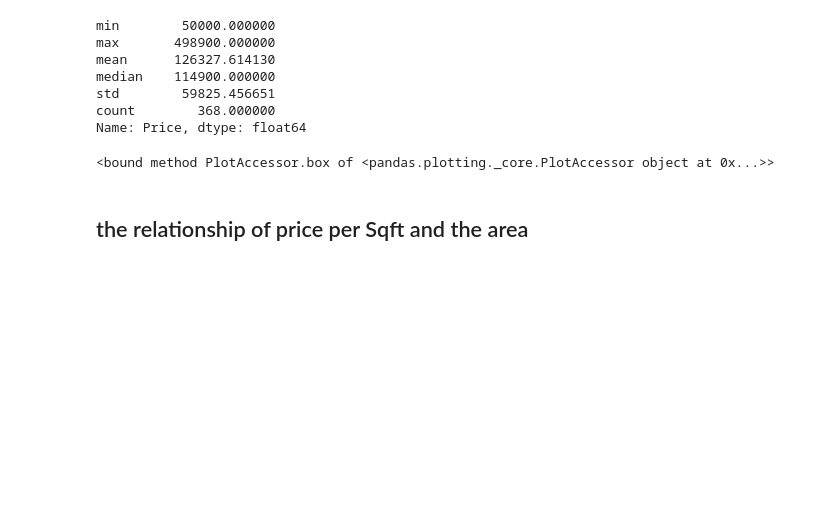
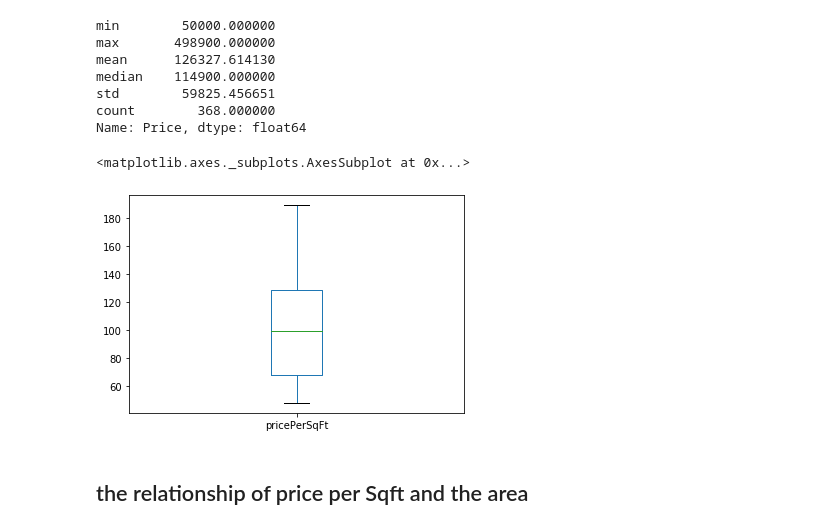
Before and after one commit to DamonChen-slu/hds5210-2022, a Jupyter notebook: Final-2022/Final_project_saint_louis_house_price.ipynb, the cells around one changed output. Saved outputs shown, nothing was run; the diff lists cells and outputs as text; code cells hidden in the pictures; blank space fills up the shorter version.

```diff
--- a/Final-2022/Final_project_saint_louis_house_price.ipynb
+++ b/Final-2022/Final_project_saint_louis_house_price.ipynb
@@ -312,9 +312,10 @@ std        59825.456651
 count        368.000000
 Name: Price, dtype: float64
 # %%
-total["pricePerSqFt"].plot.box
+total["pricePerSqFt"].plot.box()
 # %% [output]
-<bound method PlotAccessor.box of <pandas.plotting._core.PlotAccessor object at 0x...>>
+<matplotlib.axes._subplots.AxesSubplot at 0x...>
+[figure, added]
 # %% [markdown]
 ## the relationship of price per Sqft and the area
 # %%
```
Also changed, not shown: parts of 1 cell of this notebook.
